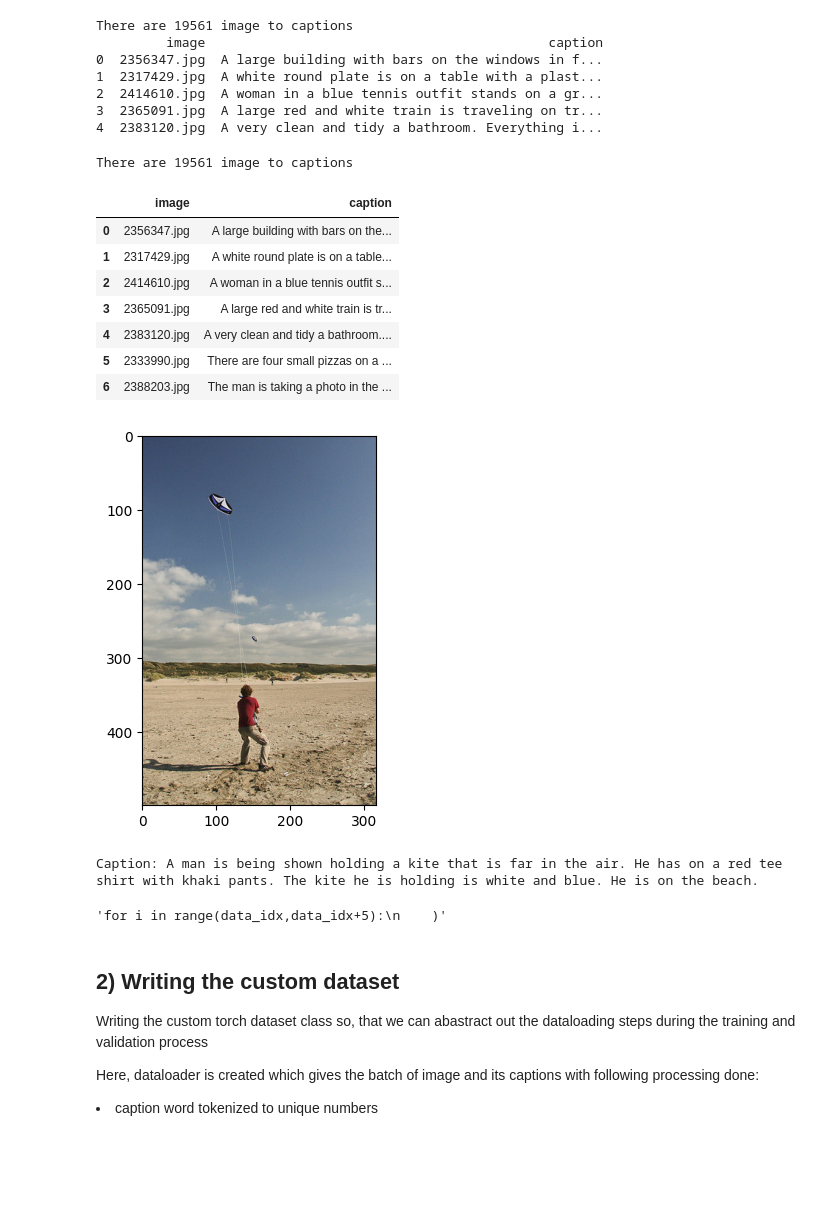
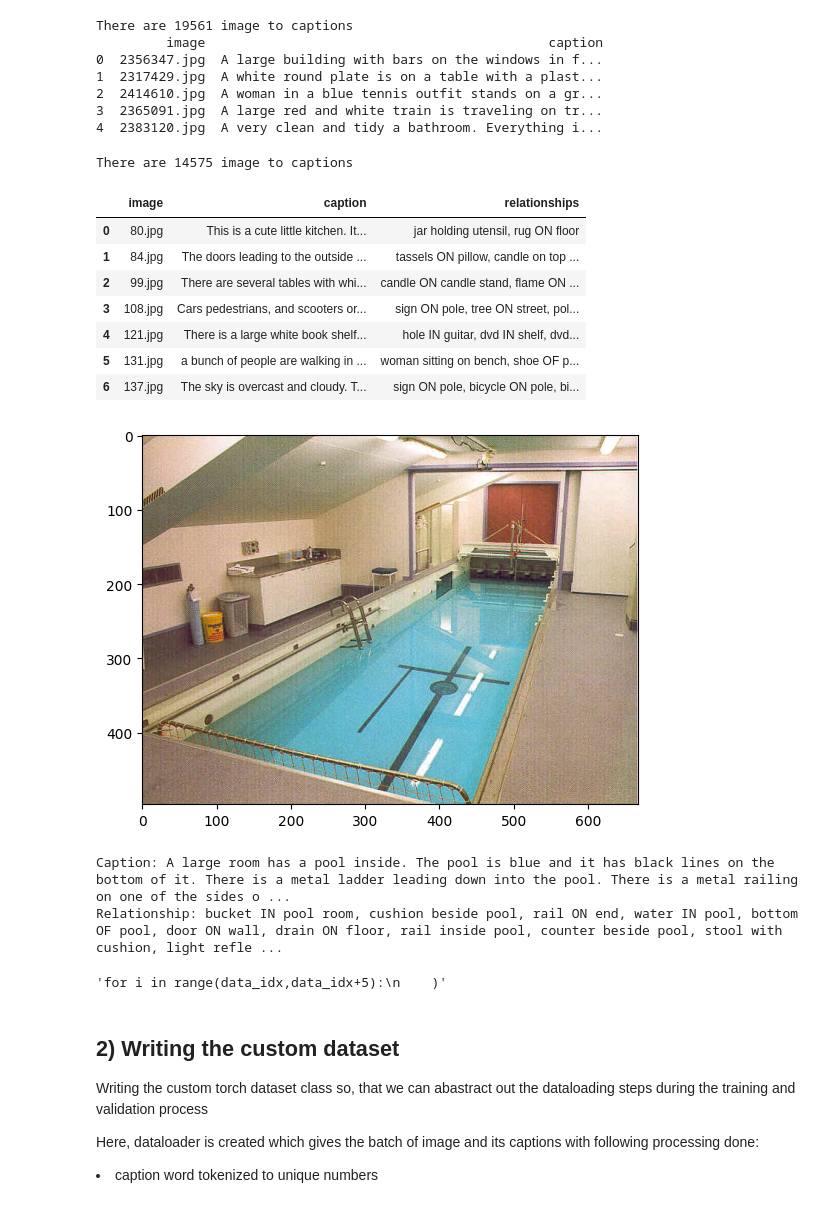
Before and after one commit to Aniket10singh16/Image2Description, a Jupyter notebook: torch-data-loader-flicker-8k.ipynb, the cells around one changed output. Saved outputs shown, nothing was run; the diff lists cells and outputs as text; code cells hidden in the pictures; blank space fills up the shorter version.

```diff
--- a/torch-data-loader-flicker-8k.ipynb
+++ b/torch-data-loader-flicker-8k.ipynb
@@ -3,5 +3,5 @@
 <p>Reading the image data and their corresponding captions from the flick dataset folder. Showing the image and captions to get the insighs of the data. Dowload link for the dataset used <a href="https://www.kaggle.com/adityajn105/flickr8k">here</a></p>
 # %%
 #location of the data
-data_location =  "C:\\Users\\EXTREME_RED\\Downloads\\GitHub\\Dataset\\VG\\VG_100K\\"
+data_location =  "C:\\Users\\EXTREME_RED\\Downloads\\GitHub\\Dataset\\VG\\VG_train\\"
 !ls $data_location
@@ -41,42 +59,44 @@ There are 19561 image to captions
 # %%
 #reading the text data
 import pandas as pd
-caption_file = 'paragraphs.csv'
+caption_file = 'train.csv'
 df = pd.read_csv(caption_file)
 print("There are {} image to captions".format(len(df)))
 df.head(7)
 # %% [output]
-There are 19561 image to captions
+There are 14575 image to captions
-|  | image | caption |
-| 0 | 2356347.jpg | A large building with bars on the... |
-| 1 | 2317429.jpg | A white round plate is on a table... |
-| 2 | 2414610.jpg | A woman in a blue tennis outfit s... |
-| 3 | 2365091.jpg | A large red and white train is tr... |
-| 4 | 2383120.jpg | A very clean and tidy a bathroom.... |
-| 5 | 2333990.jpg | There are four small pizzas on a ... |
-| 6 | 2388203.jpg | The man is taking a photo in the ... |
+|  | image | caption | relationships |
+| 0 | 80.jpg | This is a cute little kitchen. It... | jar holding utensil, rug ON floor |
+| 1 | 84.jpg | The doors leading to the outside ... | tassels ON pillow, candle on top ... |
+| 2 | 99.jpg | There are several tables with whi... | candle ON candle stand, flame ON ... |
+| 3 | 108.jpg | Cars pedestrians, and scooters or... | sign ON pole, tree ON street, pol... |
+| 4 | 121.jpg | There is a large white book shelf... | hole IN guitar, dvd IN shelf, dvd... |
+| 5 | 131.jpg | a bunch of people are walking in ... | woman sitting on bench, shoe OF p... |
+| 6 | 137.jpg | The sky is overcast and cloudy. T... | sign ON pole, bicycle ON pole, bi... |
 # %%
 import matplotlib.pyplot as plt
 import matplotlib.image as mpimg
 
 #select any index from the whole dataset
 #single image has 5 captions
 #so, select indx as: 1,6,11,16...
 data_idx = 11
 
 #eg path to be plot: ../input/flickr8k/Images/1000268201_693b08cb0e.jpg
-image_path = data_location+df.iloc[data_idx,0]
+image_path = data_location+str(df.iloc[data_idx,0])
 img=mpimg.imread(image_path)
 plt.imshow(img)
 plt.show()
 print("Caption:",df.iloc[data_idx,1])
+print("Relationship:",df.iloc[data_idx,2])
 #image consits of 5 captions,
 #showing all 5 captions of the image of the given idx
 '''for i in range(data_idx,data_idx+5):
     )'''
 # %% [output]
-[figure, old version]
+[figure, new version]
-Caption: A man is being shown holding a kite that is far in the air. He has on a red tee shirt with khaki pants. The kite he is holding is white and blue. He is on the beach.
+Caption: A large room has a pool inside. The pool is blue and it has black lines on the bottom of it. There is a metal ladder leading down into the pool. There is a metal railing on one of the sides o ...
+Relationship: bucket IN pool room, cushion beside pool, rail ON end, water IN pool, bottom OF pool, door ON wall, drain ON floor, rail inside pool, counter beside pool, stool with cushion, light refle ...
 'for i in range(data_idx,data_idx+5):\n    )'
 # %% [markdown]
 <h2>2) Writing the custom dataset</h2>
```
Also changed, not shown: parts of 6 cells of this notebook, 1 other file.
